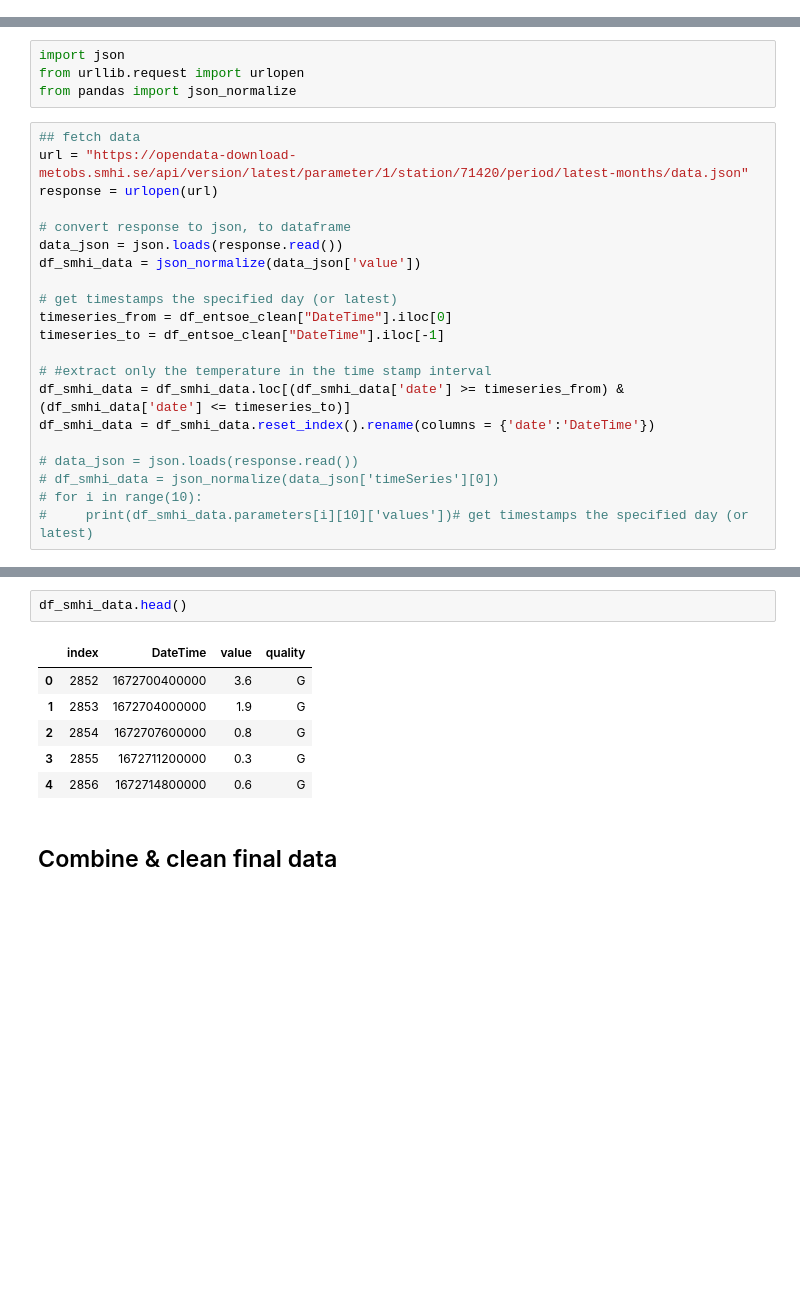
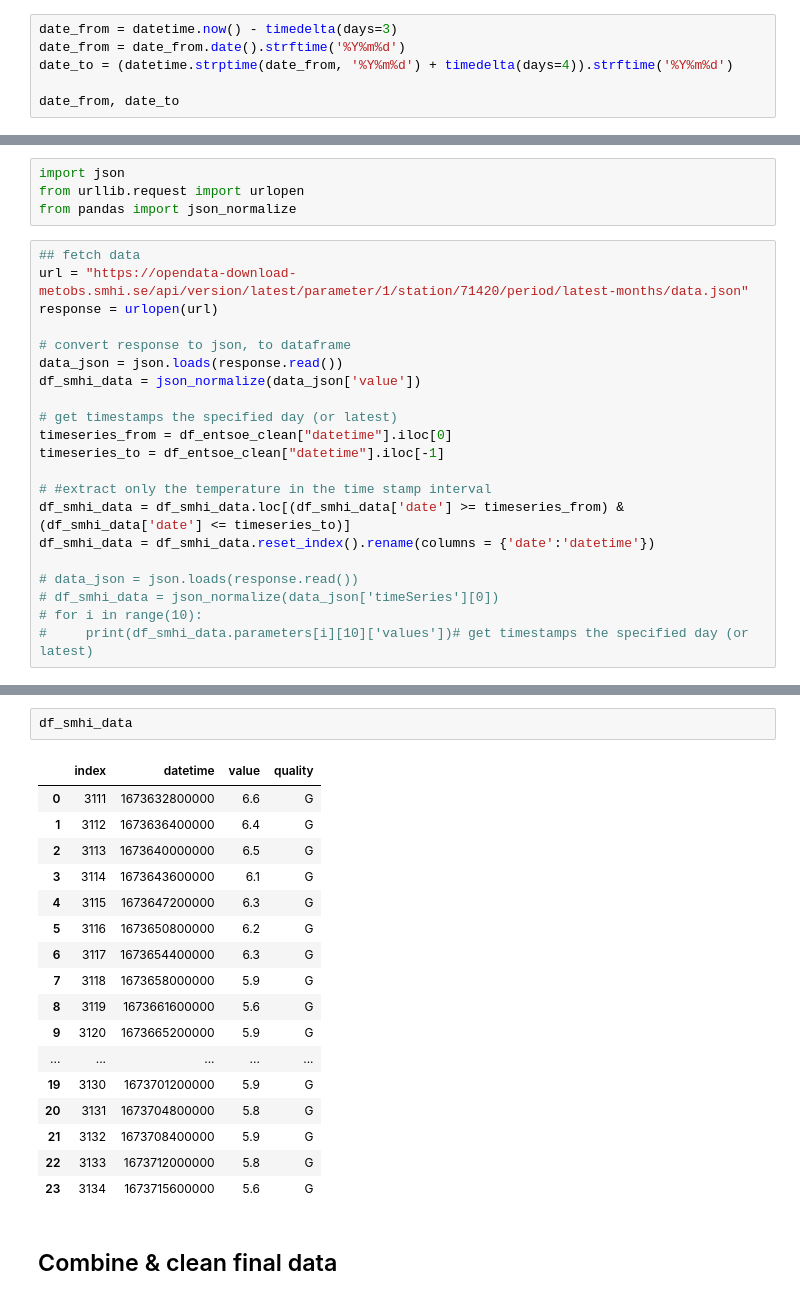
Before and after one commit to AbyelT/ID2223-Scalable-ML-and-DL, a Jupyter notebook: Project/feature-pipeline-daily.ipynb, the cells around one changed output, grey strips where cells are left out. Drawn from its saved outputs; the diff is of its cells as text; blank space fills up the shorter version.

Commit message:
workaround, needs cleanup

```diff
--- a/Project/feature-pipeline-daily.ipynb
+++ b/Project/feature-pipeline-daily.ipynb
@@ -52,3 +52,9 @@ date_to = (datetime.strptime(date_from, '%Y%m%d') + timedelta(days=1)).strftime(
 date_from, date_to
 # %% [output]
 ('20230113', '20230114')
+# %%
+date_from = datetime.now() - timedelta(days=3)
+date_from = date_from.date().strftime('%Y%m%d')
+date_to = (datetime.strptime(date_from, '%Y%m%d') + timedelta(days=4)).strftime('%Y%m%d')
+
+date_from, date_to
@@ -123,12 +131,12 @@ data_json = json.loads(response.read())
 df_smhi_data = json_normalize(data_json['value'])
 
 # get timestamps the specified day (or latest)
-timeseries_from = df_entsoe_clean["DateTime"].iloc[0]
-timeseries_to = df_entsoe_clean["DateTime"].iloc[-1]
+timeseries_from = df_entsoe_clean["datetime"].iloc[0]
+timeseries_to = df_entsoe_clean["datetime"].iloc[-1]
 
 # #extract only the temperature in the time stamp interval
 df_smhi_data = df_smhi_data.loc[(df_smhi_data['date'] >= timeseries_from) & (df_smhi_data['date'] <= timeseries_to)]
-df_smhi_data = df_smhi_data.reset_index().rename(columns = {'date':'DateTime'})
+df_smhi_data = df_smhi_data.reset_index().rename(columns = {'date':'datetime'})
 
 # data_json = json.loads(response.read())
 # df_smhi_data = json_normalize(data_json['timeSeries'][0])
@@ -239,12 +212,23 @@ get_entsoe_data(date_from, date_to)
 # %%
-df_smhi_data.head()
+df_smhi_data
 # %% [output]
-|  | index | DateTime | value | quality |
-| 0 | 2852 | 1672700400000 | 3.6 | G |
-| 1 | 2853 | 1672704000000 | 1.9 | G |
-| 2 | 2854 | 1672707600000 | 0.8 | G |
-| 3 | 2855 | 1672711200000 | 0.3 | G |
-| 4 | 2856 | 1672714800000 | 0.6 | G |
+|  | index | datetime | value | quality |
+| 0 | 3111 | 1673632800000 | 6.6 | G |
+| 1 | 3112 | 1673636400000 | 6.4 | G |
+| 2 | 3113 | 1673640000000 | 6.5 | G |
+| 3 | 3114 | 1673643600000 | 6.1 | G |
+| 4 | 3115 | 1673647200000 | 6.3 | G |
+| 5 | 3116 | 1673650800000 | 6.2 | G |
+| 6 | 3117 | 1673654400000 | 6.3 | G |
+| 7 | 3118 | 1673658000000 | 5.9 | G |
+| 8 | 3119 | 1673661600000 | 5.6 | G |
+| 9 | 3120 | 1673665200000 | 5.9 | G |
+| ... | ... | ... | ... | ... |
+| 19 | 3130 | 1673701200000 | 5.9 | G |
+| 20 | 3131 | 1673704800000 | 5.8 | G |
+| 21 | 3132 | 1673708400000 | 5.9 | G |
+| 22 | 3133 | 1673712000000 | 5.8 | G |
+| 23 | 3134 | 1673715600000 | 5.6 | G |
 # %% [markdown]
 ## Combine & clean final data
 # %%
```
Also changed, not shown: parts of 7 cells of this notebook, 1 other file.
